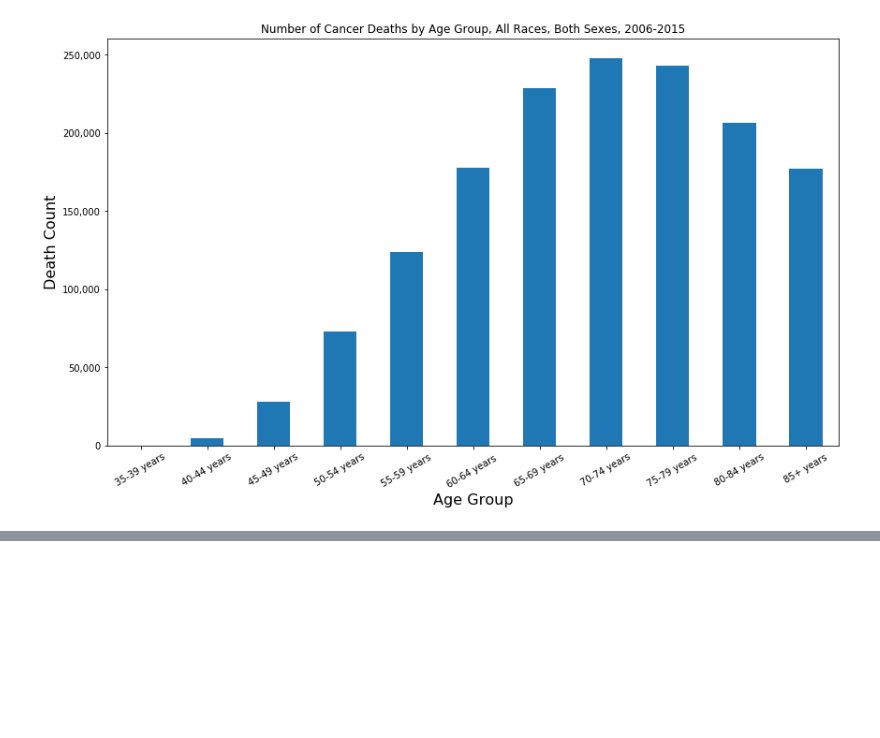
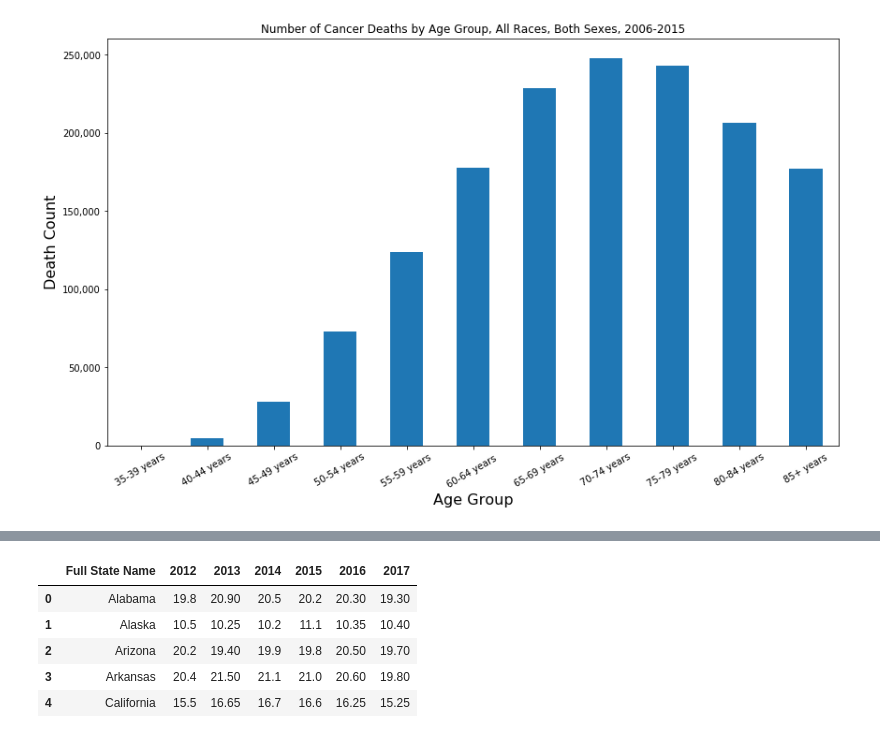
Before and after one commit to gretelup/dataviz-project1, a Jupyter notebook: data_analysis.ipynb, the cells around one changed output, grey strips where cells are left out. Cells and saved outputs as stored; diff of their text form; code cells hidden in the pictures; blank space fills up the shorter version.

```diff
--- a/data_analysis.ipynb
+++ b/data_analysis.ipynb
@@ -145,0 +219,9 @@ plt.grid(False)
+# %%
+povertyDF.head()
+# %% [output]
+|  | Full State Name | 2012 | 2013 | 2014 | 2015 | 2016 | 2017 |
+| 0 | Alabama | 19.8 | 20.90 | 20.5 | 20.2 | 20.30 | 19.30 |
+| 1 | Alaska | 10.5 | 10.25 | 10.2 | 11.1 | 10.35 | 10.40 |
+| 2 | Arizona | 20.2 | 19.40 | 19.9 | 19.8 | 20.50 | 19.70 |
+| 3 | Arkansas | 20.4 | 21.50 | 21.1 | 21.0 | 20.60 | 19.80 |
+| 4 | California | 15.5 | 16.65 | 16.7 | 16.6 | 16.25 | 15.25 |
```
Also changed, not shown: parts of 13 cells of this notebook, 1 other file.
